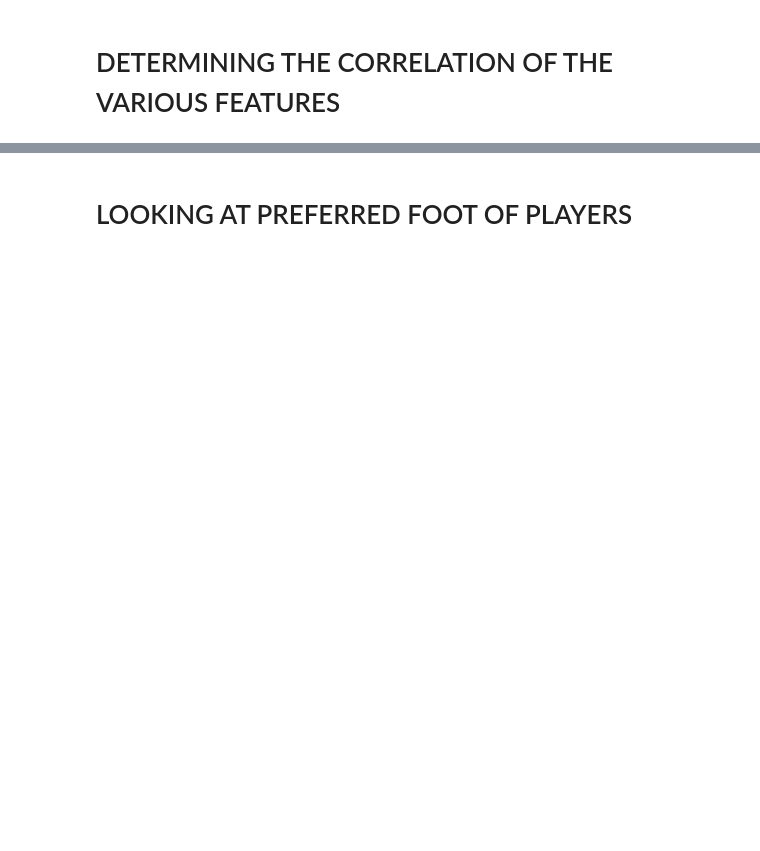
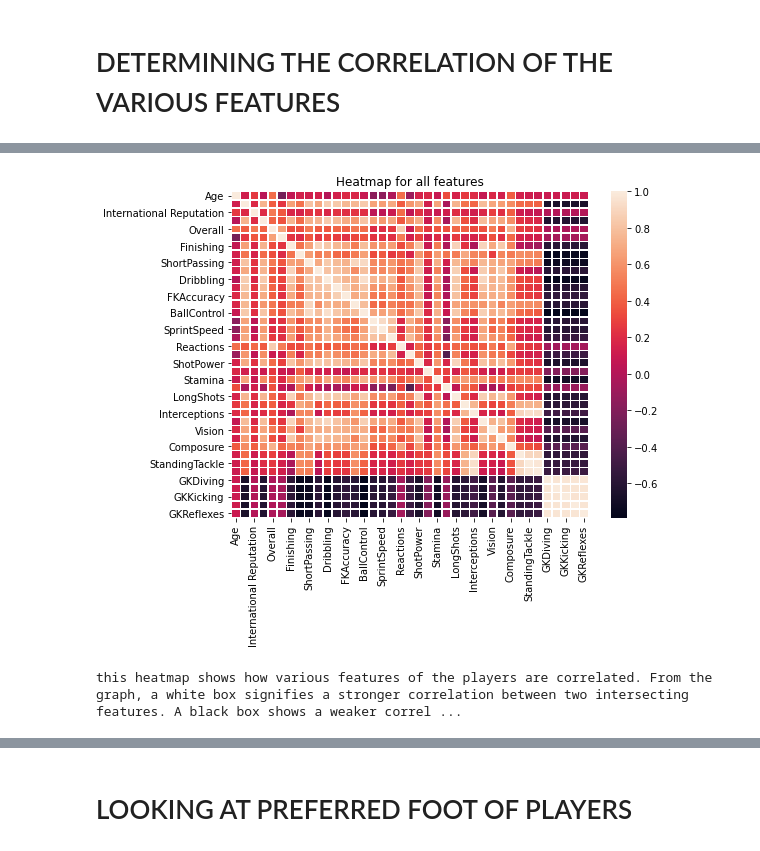
Before and after one commit to Osadiapet/FIFA-19-Video-Game-Analysis, a Jupyter notebook: FIFA 19_PROJECT .ipynb, the cells around one changed output, grey strips where cells are left out. Cells and saved outputs as stored; diff of their text form; code cells hidden in the pictures; blank space fills up the shorter version.

```diff
--- a/FIFA 19_PROJECT .ipynb
+++ b/FIFA 19_PROJECT .ipynb
@@ -80,24 +228,27 @@ data[['Age','Crossing', 'International Reputation',
 # %%
 #looking at the heatmap for all features
-plt.figure(figsize=(10,8))
+plt.figure(figsize=(8,6))
 plt.title("Heatmap for all features")
 sns.heatmap(data[['Age','Crossing', 'International Reputation',
        'Skill Moves', 'Work Rate', 'Body Type','Overall', 'Potential', 'Value', 'Wage',
        'Finishing', 'HeadingAccuracy', 'ShortPassing', 'Volleys', 'Dribbling',
        'Curve', 'FKAccuracy', 'LongPassing', 'BallControl', 'Acceleration',
        'SprintSpeed', 'Agility', 'Reactions', 'Balance', 'ShotPower',
        'Jumping', 'Stamina', 'Strength', 'LongShots', 'Aggression',
        'Interceptions', 'Positioning', 'Vision', 'Penalties', 'Composure',
        'Marking', 'StandingTackle', 'SlidingTackle', 'GKDiving', 'GKHandling',
        'GKKicking', 'GKPositioning', 'GKReflexes']].corr(), linewidths=.5)
 plt.show()
 print("this heatmap shows how various features of the players are correlated. From the graph, a white box signifies "
      "a stronger correlation between two intersecting features. A black box shows a weaker correlation whiles orange or red "
      "shows neither positive nor negative correlation.  The diagonal white line shows self correlation, that is, correlation "
      "between same variables, which is 1. for eg, from the heatmap, looking at where marking and sliding tackle intersect is "
      "white meaning a player who marks very well also slides very well as well which in real football matches, its always the "
      "case.  Also where Age and potential intersect, it shows no correlation. which means that a player's age does not determine "
      "his potential which is also the case. Mbappe wouldn't have got that high potential")
+# %% [output]
+[figure, added]
+this heatmap shows how various features of the players are correlated. From the graph, a white box signifies a stronger correlation between two intersecting features. A black box shows a weaker correl ...
 # %%
 #age distribution of players
 age=data["Age"]
```
Also changed, not shown: parts of 96 cells of this notebook, 3 other files.
